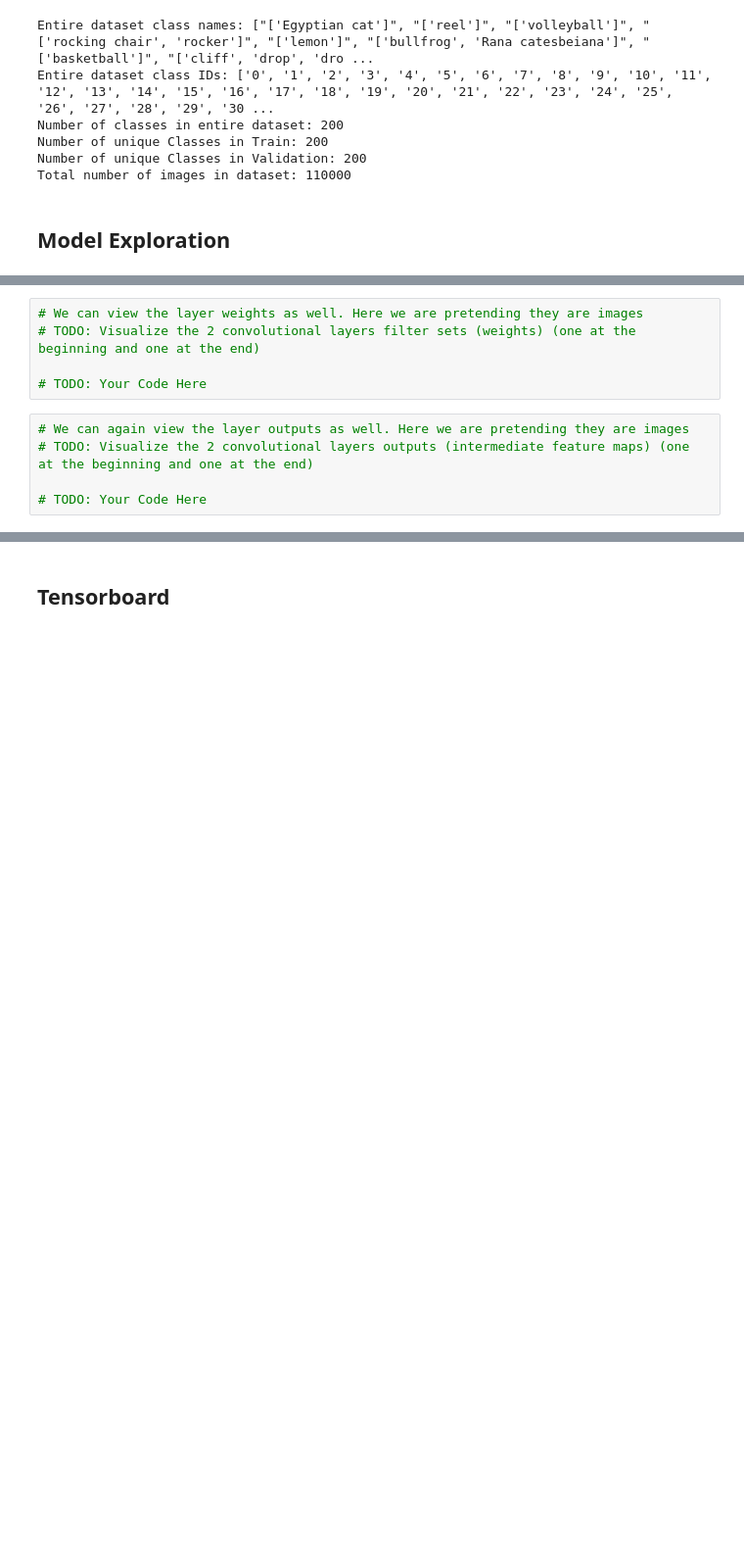
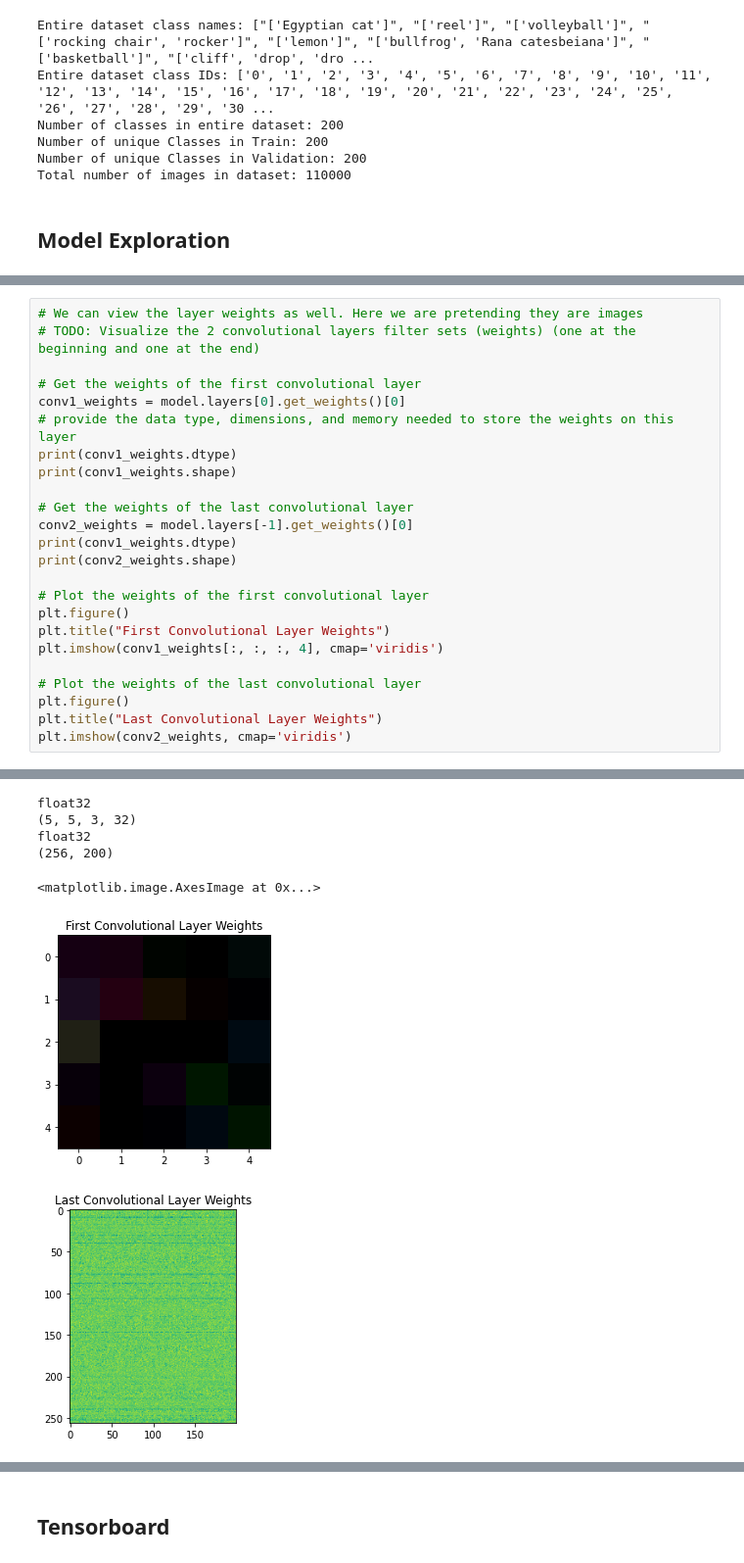
Before and after one commit to WebKingdom/CPRE587, a Jupyter notebook: lab1/487_lab1_Q.ipynb, the cells around one changed output, grey strips where cells are left out. Shown at 98% size. Drawn from its saved outputs; the diff is of its cells as text; blank space fills up the shorter version.

Commit message:
plotting

```diff
--- a/lab1/487_lab1_Q.ipynb
+++ b/lab1/487_lab1_Q.ipynb
@@ -388,10 +372,25 @@ You must install pydot (`pip install pydot`) and install graphviz (see instructi
-# %%
-# We can view the layer weights as well. Here we are pretending they are images
-# TODO: Visualize the 2 convolutional layers filter sets (weights) (one at the beginning and one at the end)
-
-# TODO: Your Code Here
-# %%
-# We can again view the layer outputs as well. Here we are pretending they are images
-# TODO: Visualize the 2 convolutional layers outputs (intermediate feature maps) (one at the beginning and one at the end)
-
-# TODO: Your Code Here
+# %%
+# We can view the layer weights as well. Here we are pretending they are images
+# TODO: Visualize the 2 convolutional layers filter sets (weights) (one at the beginning and one at the end)
+
+# Get the weights of the first convolutional layer
+conv1_weights = model.layers[0].get_weights()[0]
+# provide the data type, dimensions, and memory needed to store the weights on this layer
+print(conv1_weights.dtype)
+print(conv1_weights.shape)
+
+# Get the weights of the last convolutional layer
+conv2_weights = model.layers[-1].get_weights()[0]
+print(conv1_weights.dtype)
+print(conv2_weights.shape)
+
+# Plot the weights of the first convolutional layer
+plt.figure()
+plt.title("First Convolutional Layer Weights")
+plt.imshow(conv1_weights[:, :, :, 4], cmap='viridis')
+
+# Plot the weights of the last convolutional layer
+plt.figure()
+plt.title("Last Convolutional Layer Weights")
+plt.imshow(conv2_weights, cmap='viridis')
+# %% [output]
@@ -397,0 +398,7 @@ You must install pydot (`pip install pydot`) and install graphviz (see instructi
+float32
+(5, 5, 3, 32)
+float32
+(256, 200)
+<matplotlib.image.AxesImage at 0x...>
+[figure, added]
+[figure, added]
```
Also changed, not shown: parts of 15 cells of this notebook, 2 other files.
